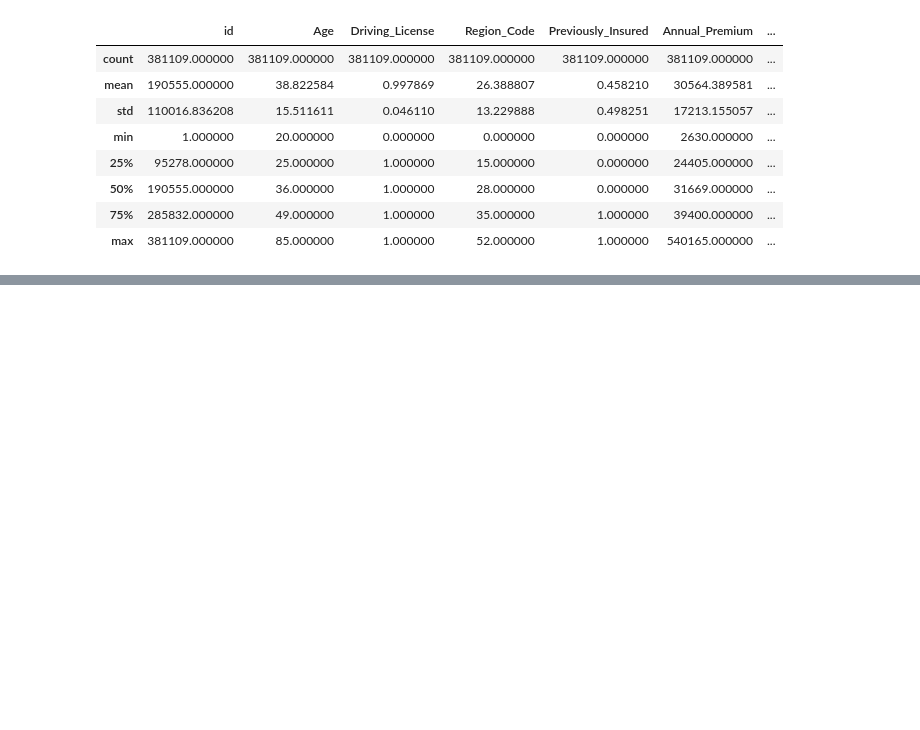
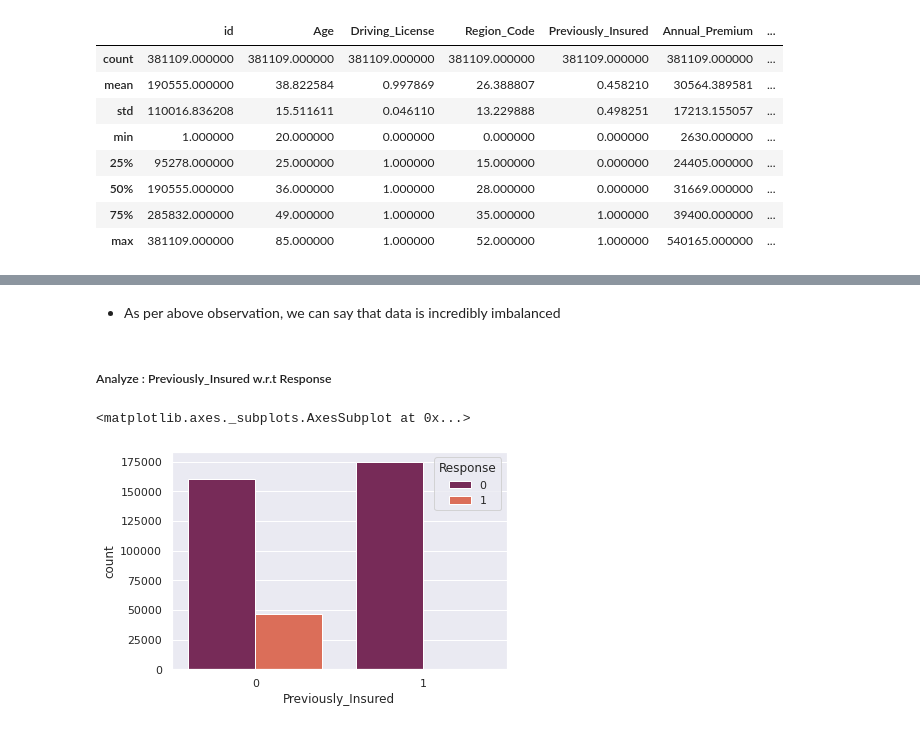
Before and after one commit to PUNEETSUBHANJI/Health_insurance_cross_sell_prediction, a Jupyter notebook: Health_insurance_cross_sell_prediction.ipynb, the cells around one changed output, grey strips where cells are left out. Drawn from its saved outputs; the diff is of its cells as text; code cells hidden in the pictures; blank space fills up the shorter version.

```diff
--- a/Health_insurance_cross_sell_prediction.ipynb
+++ b/Health_insurance_cross_sell_prediction.ipynb
@@ -116,0 +146,10 @@ health_data.describe()
+# %% [markdown]
+* As per above observation, we can say that data is incredibly imbalanced
+# %% [markdown]
+##### Analyze : Previously_Insured w.r.t Response
+# %%
+# Response analysis of previously insured customers from plot
+sns.countplot(x='Previously_Insured',hue='Response',data=health_data,palette='rocket')
+# %% [output]
+<matplotlib.axes._subplots.AxesSubplot at 0x...>
+[figure, added]
```
Also changed, not shown: parts of 23 cells of this notebook.
